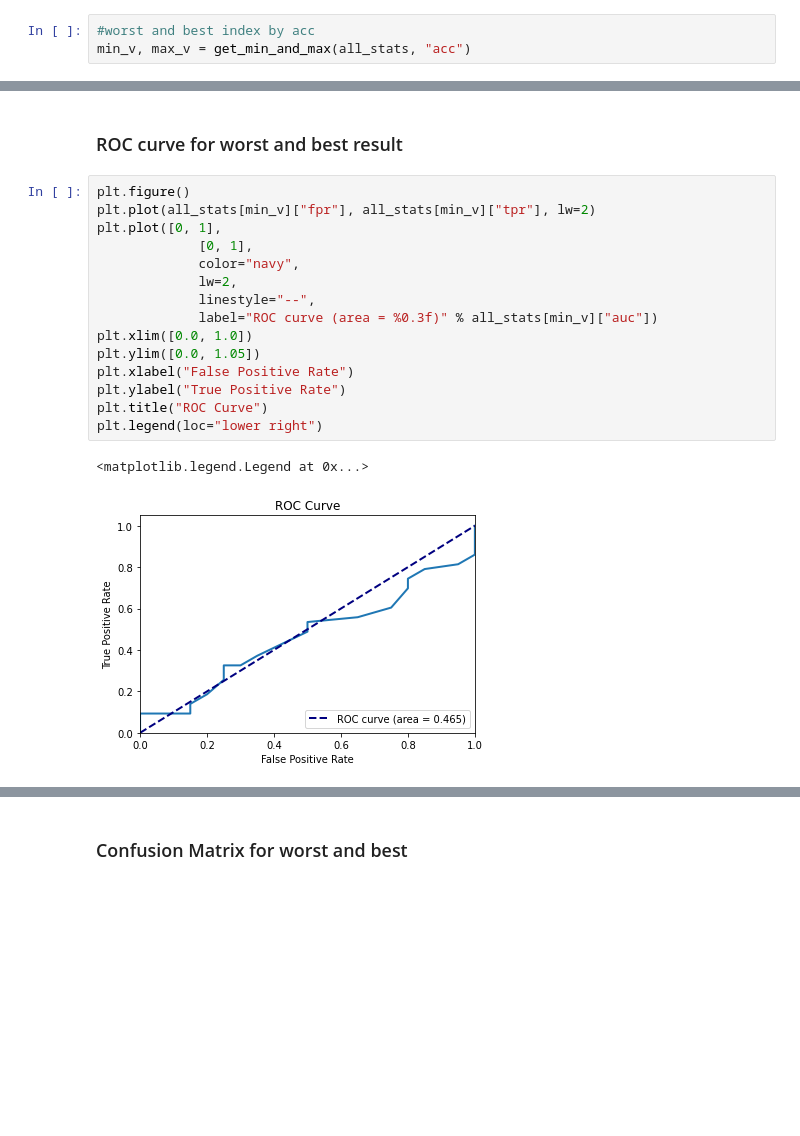
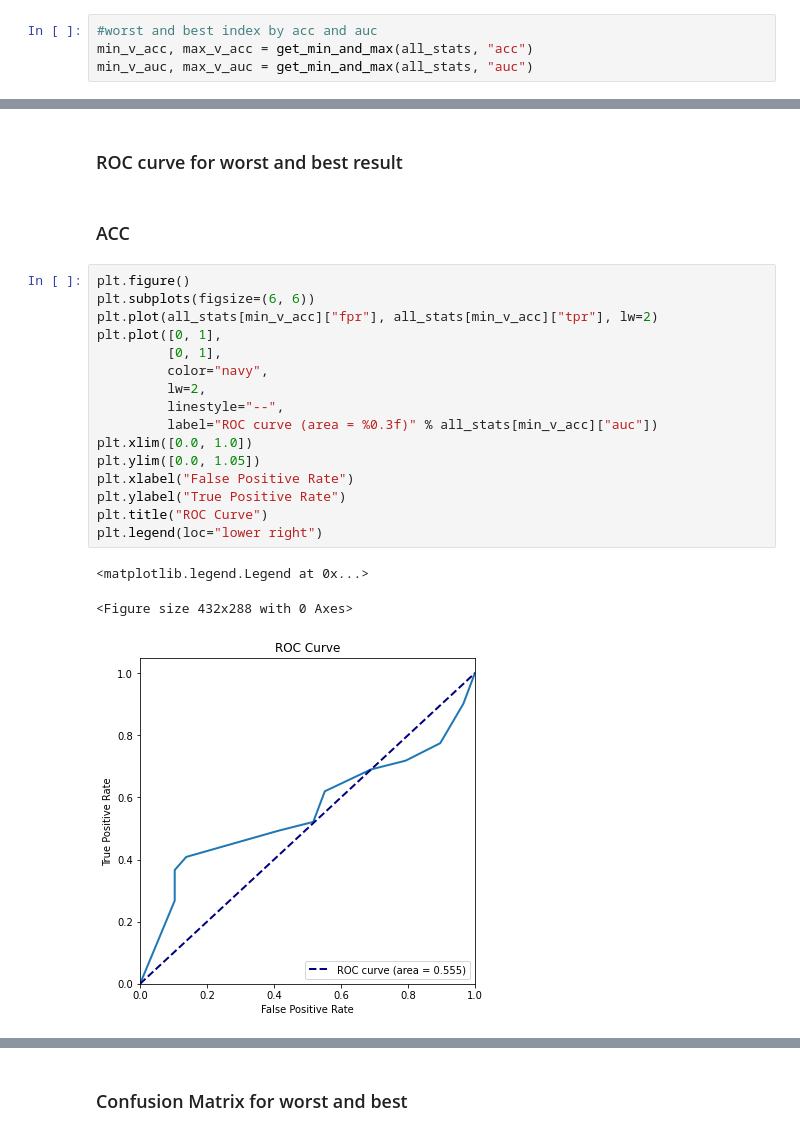
Before and after one commit to androjus/RandomForest_but_AQ, a Jupyter notebook: dataset-exams.ipynb, the cells around one changed output, grey strips where cells are left out. Saved outputs shown, nothing was run; the diff lists cells and outputs as text; blank space fills up the shorter version.

```diff
--- a/dataset-exams.ipynb
+++ b/dataset-exams.ipynb
@@ -80,3 +93,4 @@ stats(all_stats, "f1_score")
 # %%
-#worst and best index by acc
-min_v, max_v = get_min_and_max(all_stats, "acc")
+#worst and best index by acc and auc
+min_v_acc, max_v_acc = get_min_and_max(all_stats, "acc")
+min_v_auc, max_v_auc = get_min_and_max(all_stats, "auc")
@@ -119,22 +165,26 @@ all_stats[max_v]
 # %% [markdown]
 ### ROC curve for worst and best result
+# %% [markdown]
+### ACC
 # %%
 plt.figure()
-plt.plot(all_stats[min_v]["fpr"], all_stats[min_v]["tpr"], lw=2)
+plt.subplots(figsize=(6, 6))
+plt.plot(all_stats[min_v_acc]["fpr"], all_stats[min_v_acc]["tpr"], lw=2)
 plt.plot([0, 1],
-             [0, 1],
-             color="navy",
-             lw=2,
-             linestyle="--",
-             label="ROC curve (area = %0.3f)" % all_stats[min_v]["auc"])
+         [0, 1],
+         color="navy",
+         lw=2,
+         linestyle="--",
+         label="ROC curve (area = %0.3f)" % all_stats[min_v_acc]["auc"])
 plt.xlim([0.0, 1.0])
 plt.ylim([0.0, 1.05])
 plt.xlabel("False Positive Rate")
 plt.ylabel("True Positive Rate")
 plt.title("ROC Curve")
 plt.legend(loc="lower right")
 # %% [output]
 <matplotlib.legend.Legend at 0x...>
+<Figure size 432x288 with 0 Axes>
-[figure, old version]
+[figure, new version]
 # %%
 plt.figure()
```
Also changed, not shown: parts of 19 cells of this notebook, 5 other files.
